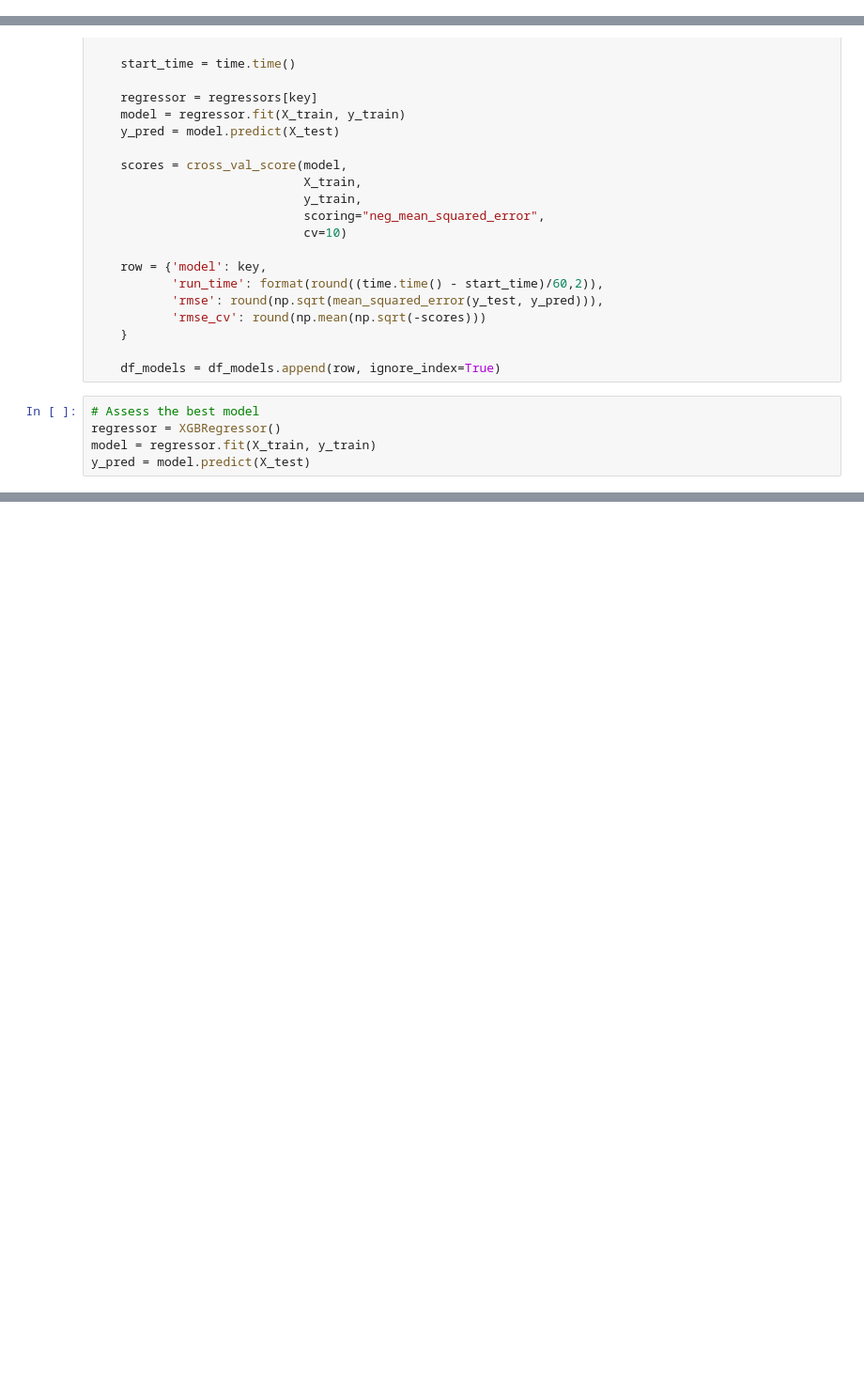
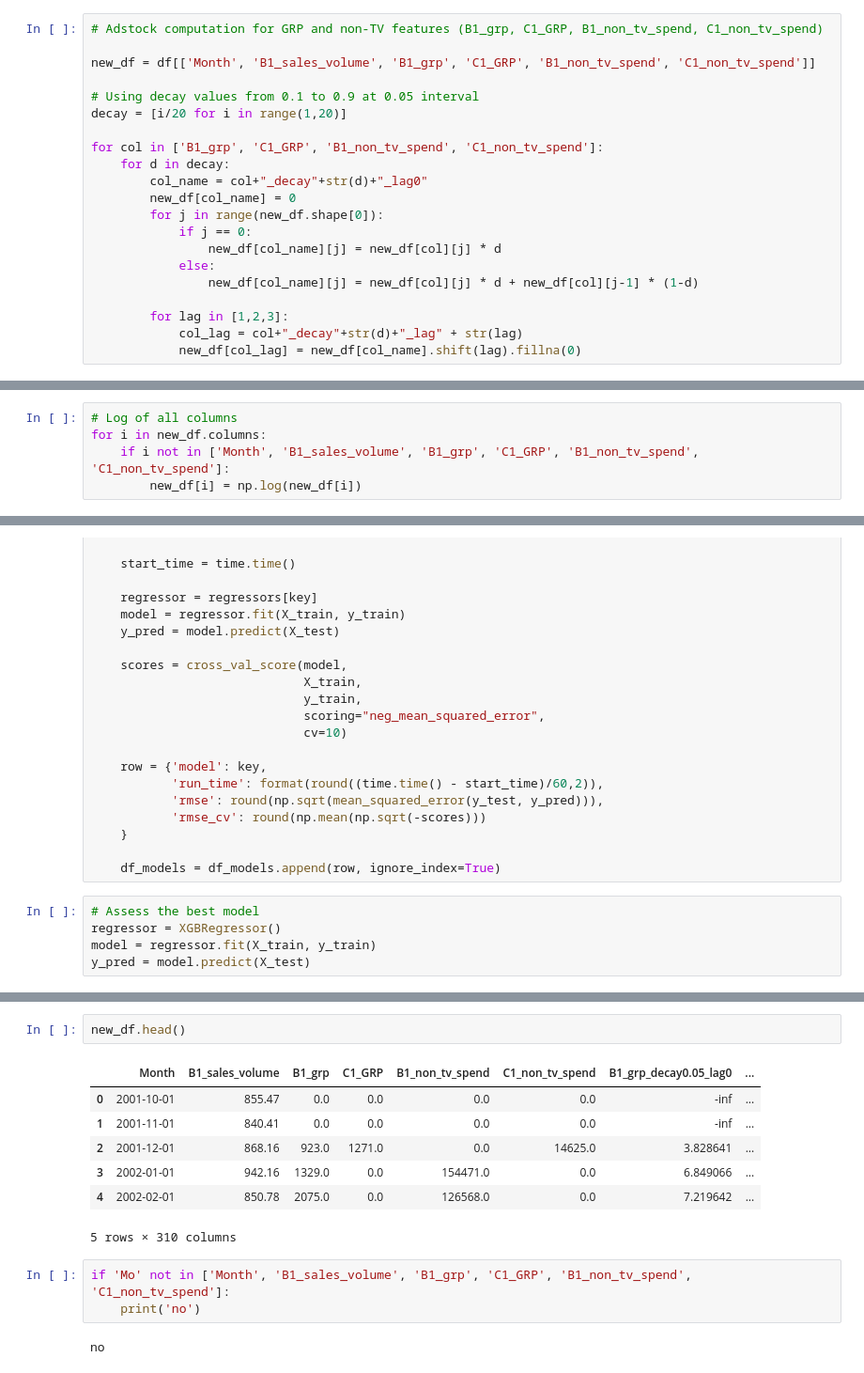
Before and after one commit to abhishekbansal98931/machine-learning-in-python, a Jupyter notebook: Media Mix Modelling - Tiger.ipynb, the cells around one changed output, grey strips where cells are left out. Shown: that part at 94% size. Drawn from its saved outputs; the diff is of its cells as text; blank space fills up the shorter version.

```diff
--- a/Media Mix Modelling - Tiger.ipynb
+++ b/Media Mix Modelling - Tiger.ipynb
@@ -169,0 +147,21 @@ plt.show()
+# %%
+# Adstock computation for GRP and non-TV features (B1_grp, C1_GRP, B1_non_tv_spend, C1_non_tv_spend)
+
+new_df = df[['Month', 'B1_sales_volume', 'B1_grp', 'C1_GRP', 'B1_non_tv_spend', 'C1_non_tv_spend']]
+
+# Using decay values from 0.1 to 0.9 at 0.05 interval
+decay = [i/20 for i in range(1,20)]
+
+for col in ['B1_grp', 'C1_GRP', 'B1_non_tv_spend', 'C1_non_tv_spend']:
+    for d in decay:
+        col_name = col+"_decay"+str(d)+"_lag0"
+        new_df[col_name] = 0
+        for j in range(new_df.shape[0]):
+            if j == 0:
+                new_df[col_name][j] = new_df[col][j] * d
+            else:
+                new_df[col_name][j] = new_df[col][j] * d + new_df[col][j-1] * (1-d)
+
+        for lag in [1,2,3]:
+            col_lag = col+"_decay"+str(d)+"_lag" + str(lag)
+            new_df[col_lag] = new_df[col_name].shift(lag).fillna(0)
@@ -169,0 +186,5 @@ plt.show()
+# %%
+# Log of all columns
+for i in new_df.columns:
+    if i not in ['Month', 'B1_sales_volume', 'B1_grp', 'C1_GRP', 'B1_non_tv_spend', 'C1_non_tv_spend']:
+        new_df[i] = np.log(new_df[i])
@@ -252,0 +319,15 @@ y_pred = model.predict(X_test)
+# %%
+new_df.head()
+# %% [output]
+|  | Month | B1_sales_volume | B1_grp | C1_GRP | B1_non_tv_spend | C1_non_tv_spend | B1_grp_decay0.05_lag0 | ... |
+| 0 | 2001-10-01 | 855.47 | 0.0 | 0.0 | 0.0 | 0.0 | -inf | ... |
+| 1 | 2001-11-01 | 840.41 | 0.0 | 0.0 | 0.0 | 0.0 | -inf | ... |
+| 2 | 2001-12-01 | 868.16 | 923.0 | 1271.0 | 0.0 | 14625.0 | 3.828641 | ... |
+| 3 | 2002-01-01 | 942.16 | 1329.0 | 0.0 | 154471.0 | 0.0 | 6.849066 | ... |
+| 4 | 2002-02-01 | 850.78 | 2075.0 | 0.0 | 126568.0 | 0.0 | 7.219642 | ... |
+5 rows × 310 columns
+# %%
+if 'Mo' not in ['Month', 'B1_sales_volume', 'B1_grp', 'C1_GRP', 'B1_non_tv_spend', 'C1_non_tv_spend']:
+    print('no')
+# %% [output]
+no
```
Also changed, not shown: parts of 15 cells of this notebook.
